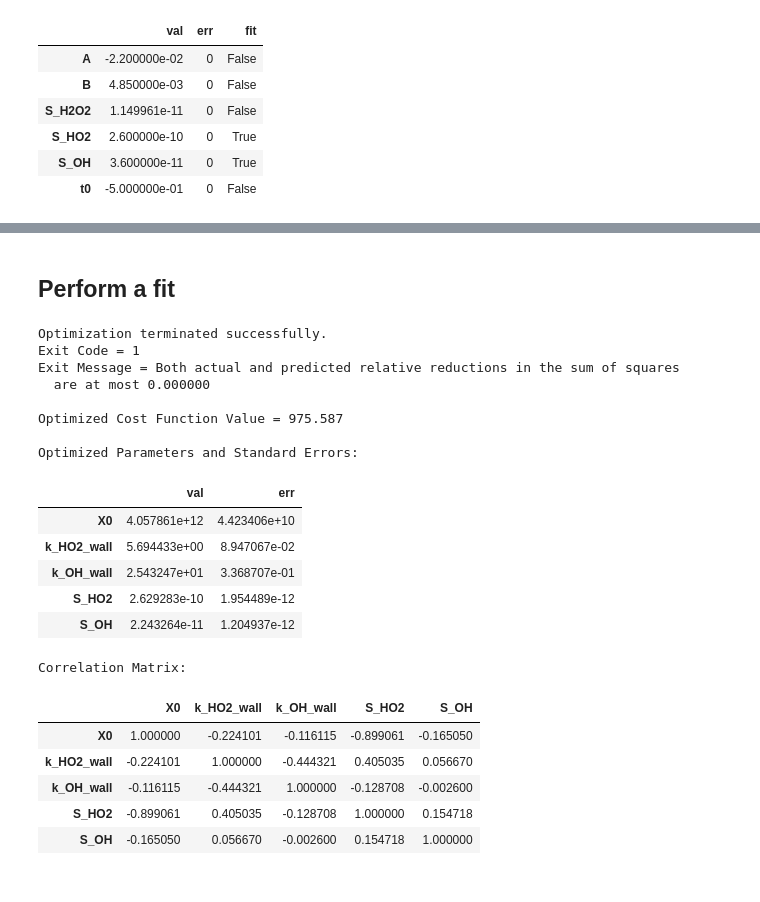
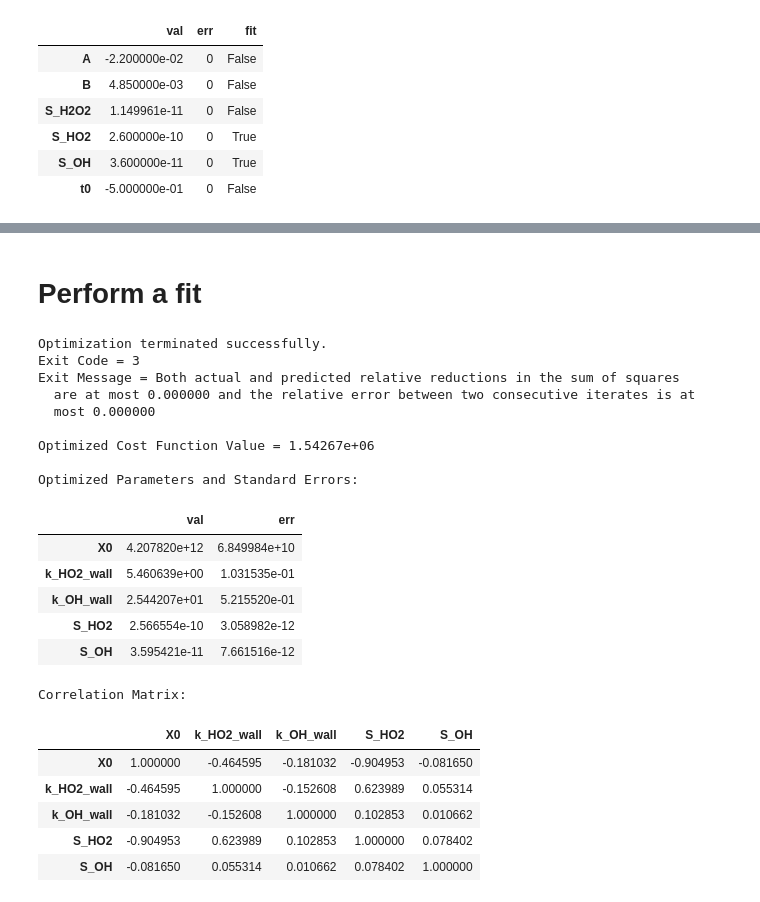
Before and after one commit to mdsmarte/ALS-Kinetic-Model, a Jupyter notebook: ex_notebook_1.ipynb, the cells around one changed output, grey strips where cells are left out. Drawn from its saved outputs; the diff is of its cells as text; code cells hidden in the pictures.

Commit message:
Saving progress from 7.9.18
Finished coding all functions except bootstrap and monte_carlo_params

Progress on documentation of jupyter notebook and code

```diff
--- a/ex_notebook_1.ipynb
+++ b/ex_notebook_1.ipynb
@@ -32 +89,3 @@ model = ALS.KineticModel(model_H2O2_depletion)
+# %%
+model = ALS.KineticModel(model_H2O2_depletion, err_weight=False)
 # %% [markdown]
@@ -134,32 +205,33 @@ model.plot_data_model(t, tbin, data, model_params, ALS_params, save_fn='ex_init_
 # %% [markdown]
-## Perform a fit
+# Perform a fit
 # %%
 % matplotlib notebook
 
 df_p, df_cov_p, df_corr_p, cost, mesg, ier \
-    = model.fit(t, tbin, data, model_params, ALS_params, err_weight=True, save_fn='ex_fit_model_scaled_1.csv')
+    = model.fit(t, tbin, data, model_params, ALS_params, save_fn='ex_fit_model_scaled_1.csv')
 # %% [output]
 Optimization terminated successfully.
-Exit Code = 1
+Exit Code = 3
 Exit Message = Both actual and predicted relative reductions in the sum of squares
-  are at most 0.000000
+  are at most 0.000000 and the relative error between two consecutive iterates is at
+  most 0.000000
 
-Optimized Cost Function Value = 975.587
+Optimized Cost Function Value = 1.54267e+06
 
 Optimized Parameters and Standard Errors:
 |  | val | err |
-| X0 | 4.057861e+12 | 4.423406e+10 |
-| k_HO2_wall | 5.694433e+00 | 8.947067e-02 |
-| k_OH_wall | 2.543247e+01 | 3.368707e-01 |
-| S_HO2 | 2.629283e-10 | 1.954489e-12 |
-| S_OH | 2.243264e-11 | 1.204937e-12 |
+| X0 | 4.207820e+12 | 6.849984e+10 |
+| k_HO2_wall | 5.460639e+00 | 1.031535e-01 |
+| k_OH_wall | 2.544207e+01 | 5.215520e-01 |
+| S_HO2 | 2.566554e-10 | 3.058982e-12 |
+| S_OH | 3.595421e-11 | 7.661516e-12 |
 Correlation Matrix:
 |  | X0 | k_HO2_wall | k_OH_wall | S_HO2 | S_OH |
-| X0 | 1.000000 | -0.224101 | -0.116115 | -0.899061 | -0.165050 |
-| k_HO2_wall | -0.224101 | 1.000000 | -0.444321 | 0.405035 | 0.056670 |
-| k_OH_wall | -0.116115 | -0.444321 | 1.000000 | -0.128708 | -0.002600 |
-| S_HO2 | -0.899061 | 0.405035 | -0.128708 | 1.000000 | 0.154718 |
-| S_OH | -0.165050 | 0.056670 | -0.002600 | 0.154718 | 1.000000 |
+| X0 | 1.000000 | -0.464595 | -0.181032 | -0.904953 | -0.081650 |
+| k_HO2_wall | -0.464595 | 1.000000 | -0.152608 | 0.623989 | 0.055314 |
+| k_OH_wall | -0.181032 | -0.152608 | 1.000000 | 0.102853 | 0.010662 |
+| S_HO2 | -0.904953 | 0.623989 | 0.102853 | 1.000000 | 0.078402 |
+| S_OH | -0.081650 | 0.055314 | 0.010662 | 0.078402 | 1.000000 |
 [interactive output not drawn]
 [interactive output not drawn]
 # %%
```
Also changed, not shown: parts of 15 cells of this notebook, 4 other files.
